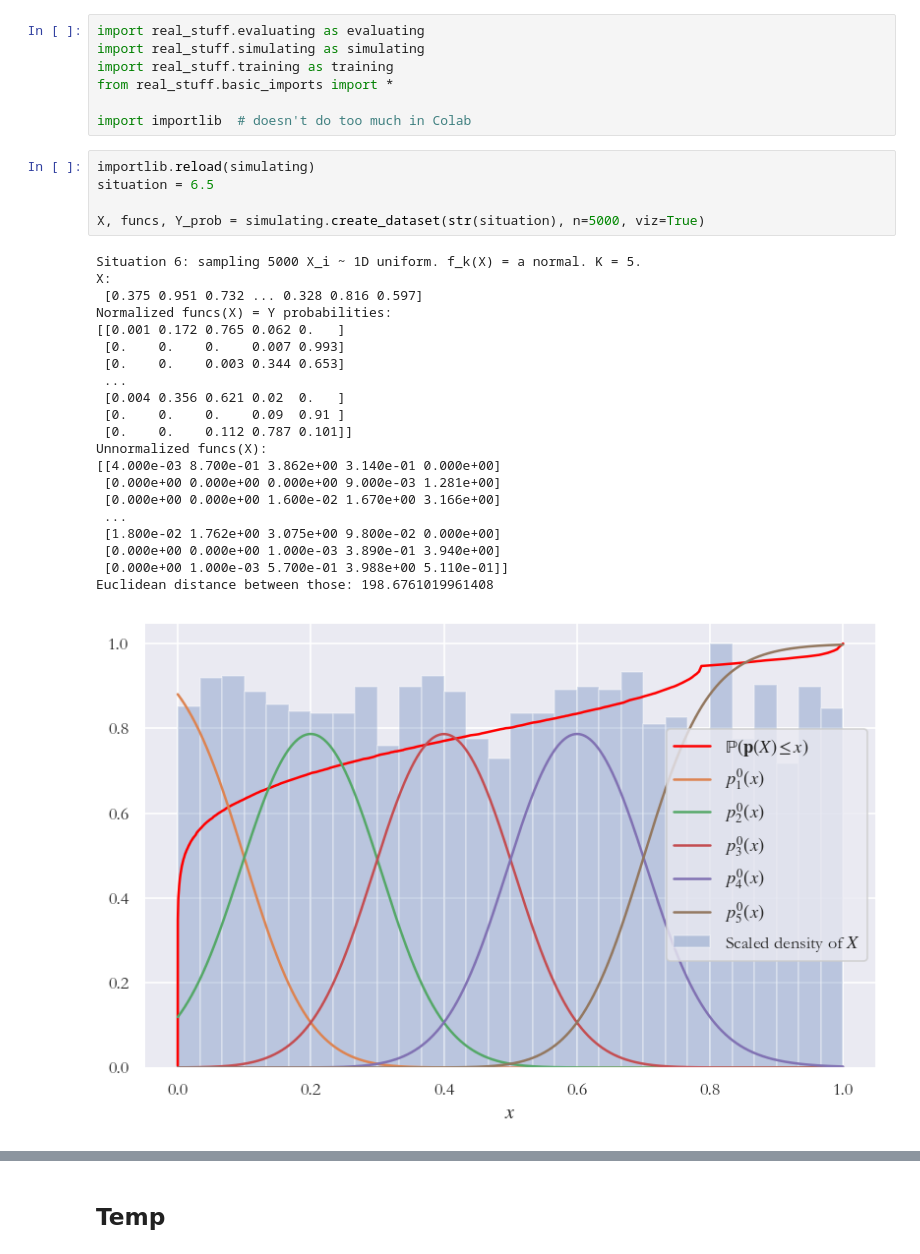
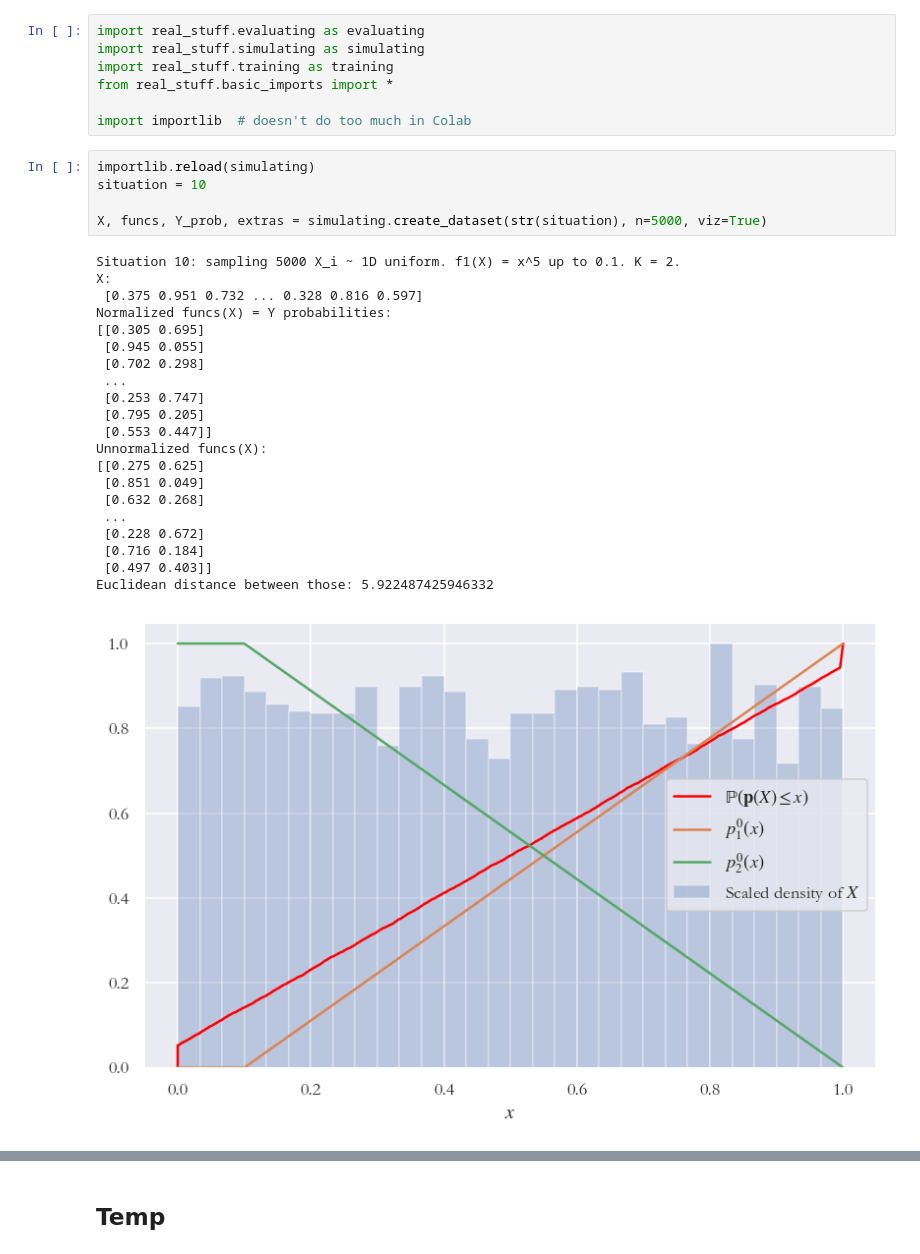
Before and after one commit to bramotten/Testing-NN-Classification-Theory, a Jupyter notebook: play.ipynb, the cells around one changed output, grey strips where cells are left out. Drawn from its saved outputs; the diff is of its cells as text.

```diff
--- a/play.ipynb
+++ b/play.ipynb
@@ -13,28 +13,28 @@ from real_stuff.basic_imports import *
 import importlib  # doesn't do too much in Colab
 # %%
 importlib.reload(simulating)
-situation = 6.5
+situation = 10
 
-X, funcs, Y_prob = simulating.create_dataset(str(situation), n=5000, viz=True)
+X, funcs, Y_prob, extras = simulating.create_dataset(str(situation), n=5000, viz=True)
 # %% [output]
-Situation 6: sampling 5000 X_i ~ 1D uniform. f_k(X) = a normal. K = 5.
+Situation 10: sampling 5000 X_i ~ 1D uniform. f1(X) = x^5 up to 0.1. K = 2.
 X:
  [0.375 0.951 0.732 ... 0.328 0.816 0.597]
 Normalized funcs(X) = Y probabilities:
-[[0.001 0.172 0.765 0.062 0.   ]
- [0.    0.    0.    0.007 0.993]
- [0.    0.    0.003 0.344 0.653]
+[[0.305 0.695]
+ [0.945 0.055]
+ [0.702 0.298]
  ...
- [0.004 0.356 0.621 0.02  0.   ]
- [0.    0.    0.    0.09  0.91 ]
- [0.    0.    0.112 0.787 0.101]]
+ [0.253 0.747]
+ [0.795 0.205]
+ [0.553 0.447]]
 Unnormalized funcs(X):
-[[4.000e-03 8.700e-01 3.862e+00 3.140e-01 0.000e+00]
- [0.000e+00 0.000e+00 0.000e+00 9.000e-03 1.281e+00]
- [0.000e+00 0.000e+00 1.600e-02 1.670e+00 3.166e+00]
+[[0.275 0.625]
+ [0.851 0.049]
+ [0.632 0.268]
  ...
- [1.800e-02 1.762e+00 3.075e+00 9.800e-02 0.000e+00]
- [0.000e+00 0.000e+00 1.000e-03 3.890e-01 3.940e+00]
- [0.000e+00 1.000e-03 5.700e-01 3.988e+00 5.110e-01]]
-Euclidean distance between those: 198.6761019961408
+ [0.228 0.672]
+ [0.716 0.184]
+ [0.497 0.403]]
+Euclidean distance between those: 5.922487425946332
-[figure, old version]
+[figure, new version]
```
Also changed, not shown: parts of 7 cells of this notebook, 5 other files.
